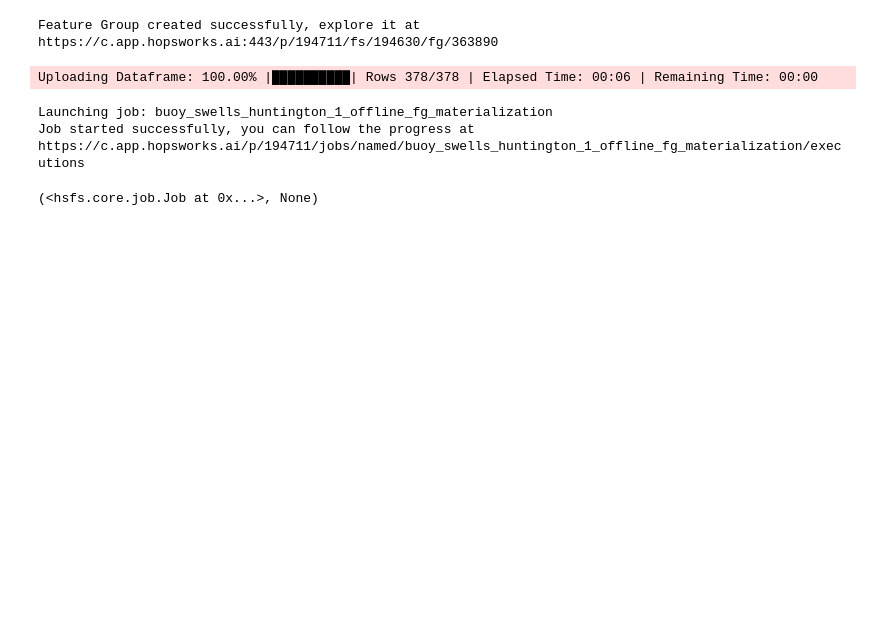
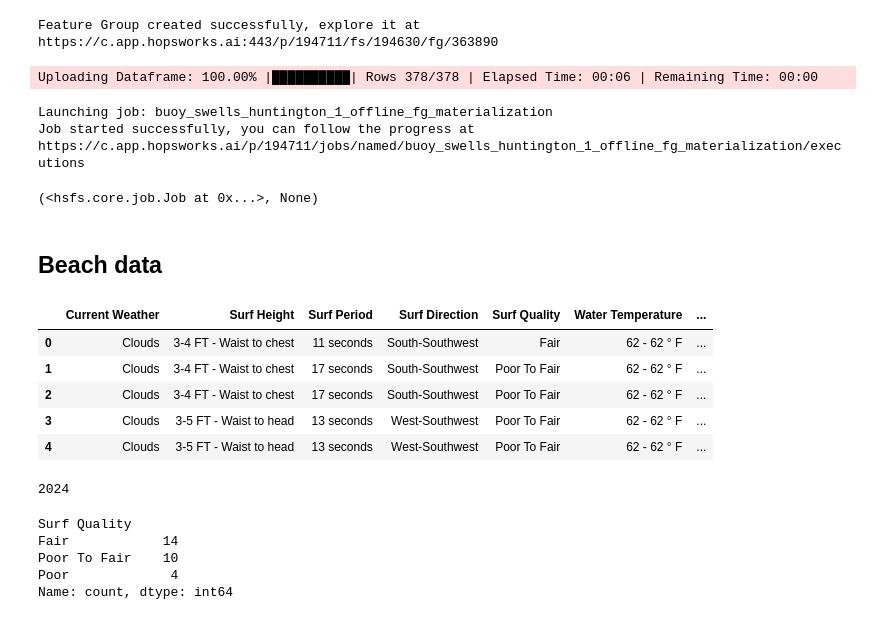
Before and after one commit to MischaRauch/wave_height_prediction_huntington, a Jupyter notebook: wave-feature-daily-pipeline.ipynb, the cells around one changed output. Saved outputs shown, nothing was run; the diff lists cells and outputs as text; code cells hidden in the pictures; blank space fills up the shorter version.

Commit message:
beach data fg added

```diff
--- a/wave-feature-daily-pipeline.ipynb
+++ b/wave-feature-daily-pipeline.ipynb
@@ -318,3 +324,24 @@ Launching job: buoy_swells_huntington_1_offline_fg_materialization
 Job started successfully, you can follow the progress at
 https://c.app.hopsworks.ai/p/194711/jobs/named/buoy_swells_huntington_1_offline_fg_materialization/executions
 (<hsfs.core.job.Job at 0x...>, None)
+# %% [markdown]
+## Beach data
+# %%
+df = pd.read_csv('data/huntington.csv')
+df = df.drop(['Unnamed: 0'],axis=1)
+df.head()
+# %% [output]
+|  | Current Weather | Surf Height | Surf Period | Surf Direction | Surf Quality | Water Temperature | ... |
+| 0 | Clouds | 3-4 FT - Waist to chest | 11 seconds | South-Southwest | Fair | 62 - 62 ° F | ... |
+| 1 | Clouds | 3-4 FT - Waist to chest | 17 seconds | South-Southwest | Poor To Fair | 62 - 62 ° F | ... |
+| 2 | Clouds | 3-4 FT - Waist to chest | 17 seconds | South-Southwest | Poor To Fair | 62 - 62 ° F | ... |
+| 3 | Clouds | 3-5 FT - Waist to head | 13 seconds | West-Southwest | Poor To Fair | 62 - 62 ° F | ... |
+| 4 | Clouds | 3-5 FT - Waist to head | 13 seconds | West-Southwest | Poor To Fair | 62 - 62 ° F | ... |
+# %%
+from pytz import timezone
+
+los_angeles = timezone('America/Los_Angeles')
+sa_time = datetime.datetime.now(los_angeles)
+print (sa_time.year)
+# %% [output]
+2024
@@ -320,0 +372,8 @@ https://c.app.hopsworks.ai/p/194711/jobs/named/buoy_swells_huntington_1_offline_
+# %%
+df['Surf Quality'].value_counts()
+# %% [output]
+Surf Quality
+Fair            14
+Poor To Fair    10
+Poor             4
+Name: count, dtype: int64
```
Also changed, not shown: parts of 12 cells of this notebook.
